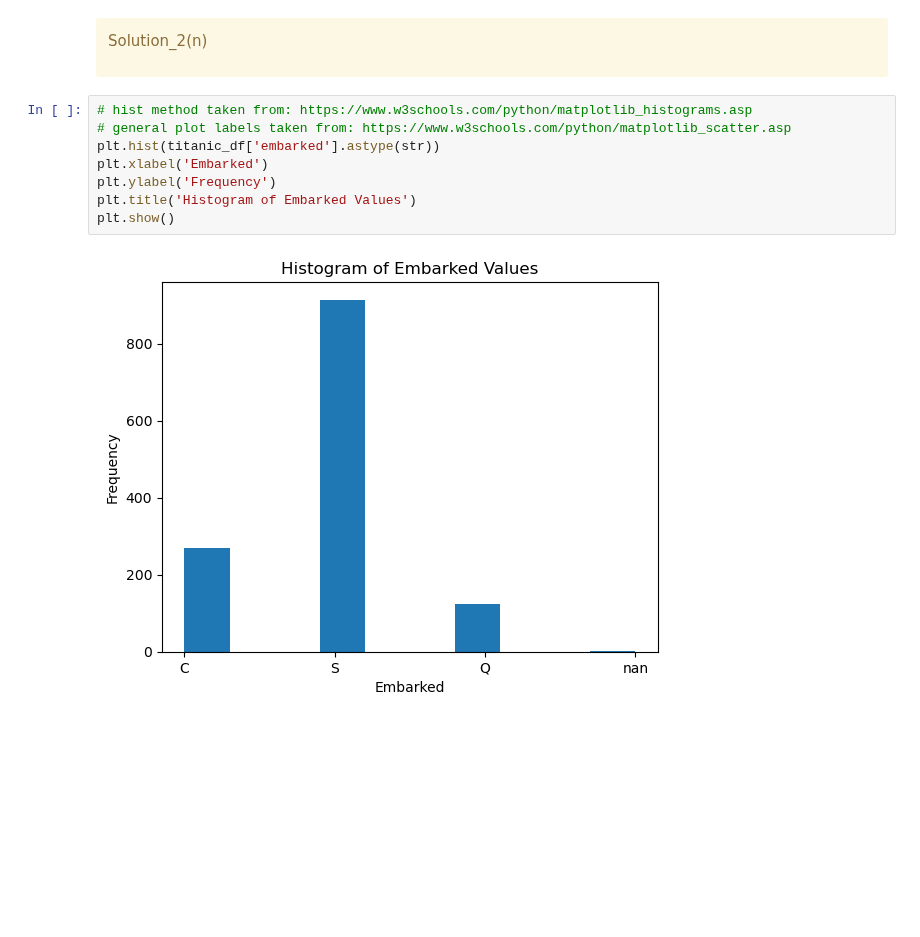
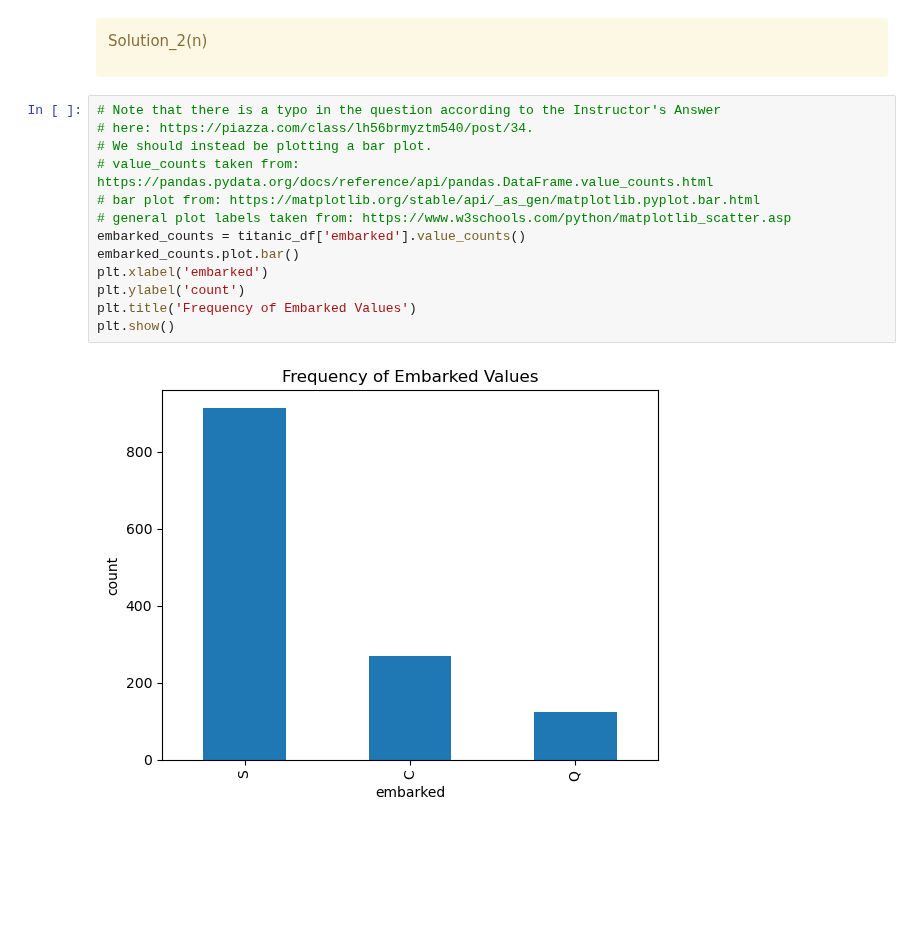
Before and after one commit to BradPeng/cpsc330-2023s, a Jupyter notebook: hw/hw1/hw1.ipynb, the cells around one changed output. Cells and saved outputs as stored; diff of their text form; blank space fills up the shorter version.

Commit message:
hw1: Fix question with typo
- There was a typo in the question 2(n) according to this: https://piazza.com/class/lh56brmyztm540/post/34
- Fixed it to plot a bar plot instead of a histogram.

```diff
--- a/hw/hw1/hw1.ipynb
+++ b/hw/hw1/hw1.ipynb
@@ -470,16 +470,21 @@ Create a histogram of `embarked` values.
 Solution_2(n)
 
 </div>
-# %%
-# hist method taken from: https://www.w3schools.com/python/matplotlib_histograms.asp
-# general plot labels taken from: https://www.w3schools.com/python/matplotlib_scatter.asp
-plt.hist(titanic_df['embarked'].astype(str))
-plt.xlabel('Embarked')
-plt.ylabel('Frequency')
-plt.title('Histogram of Embarked Values')
-plt.show()
-# %% [output]
-[figure, removed]
+# %%
+# Note that there is a typo in the question according to the Instructor's Answer
+# here: https://piazza.com/class/lh56brmyztm540/post/34.
+# We should instead be plotting a bar plot.
+# value_counts taken from: https://pandas.pydata.org/docs/reference/api/pandas.DataFrame.value_counts.html
+# bar plot from: https://matplotlib.org/stable/api/_as_gen/matplotlib.pyplot.bar.html
+# general plot labels taken from: https://www.w3schools.com/python/matplotlib_scatter.asp
+embarked_counts = titanic_df['embarked'].value_counts()
+embarked_counts.plot.bar()
+plt.xlabel('embarked')
+plt.ylabel('count')
+plt.title('Frequency of Embarked Values')
+plt.show()
+# %% [output]
+[figure, added]
 # %% [markdown]
 <br><br><br><br>
 # %% [markdown]
```
